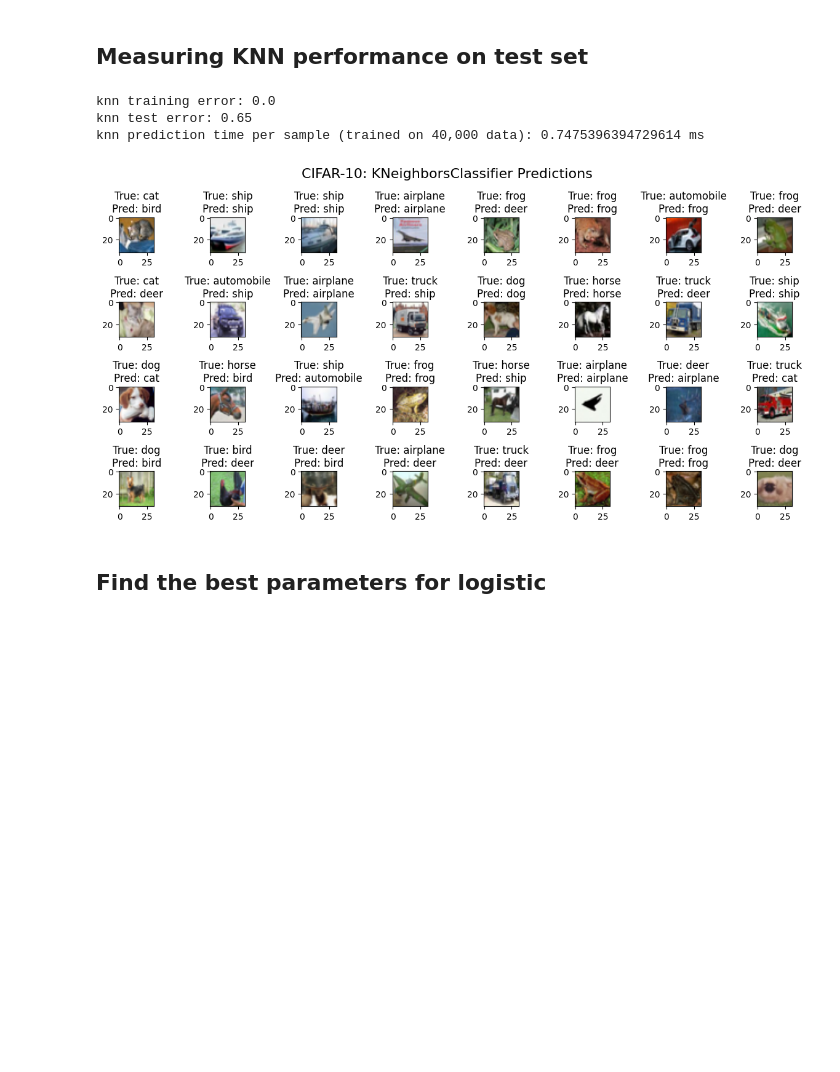
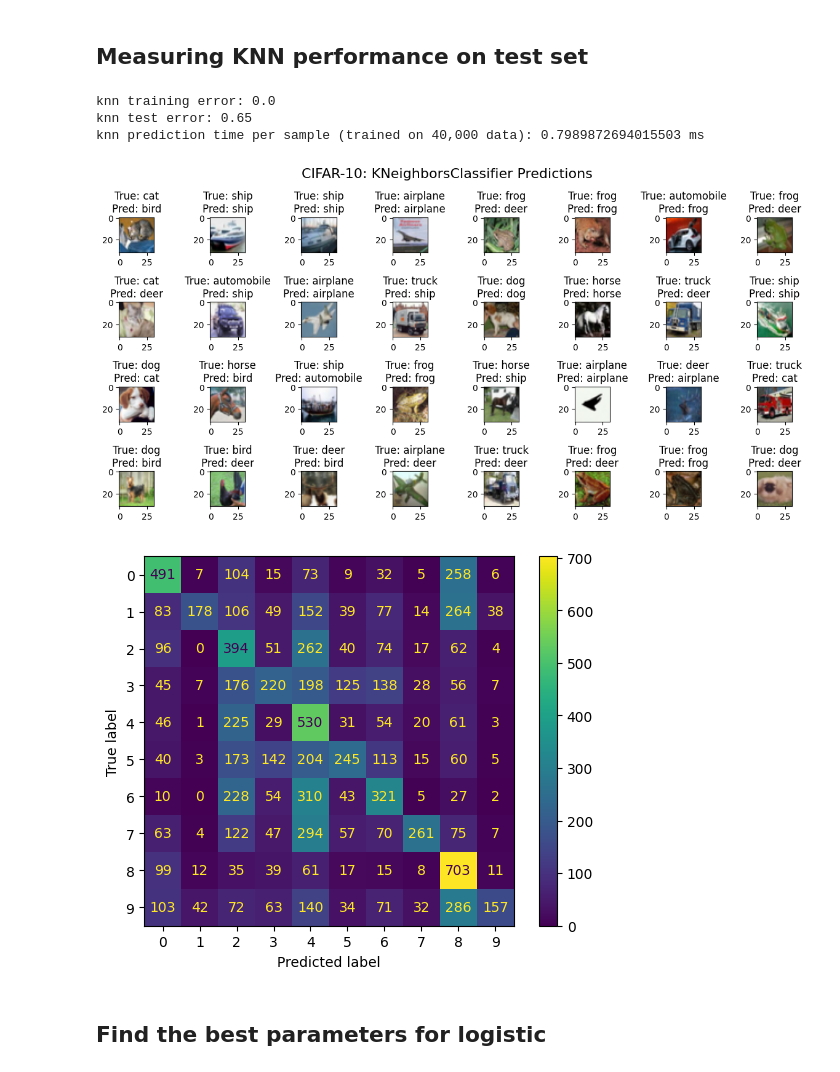
Before and after one commit to mingyushi359/CS178-CIFAR-10-Classification, a Jupyter notebook: 178_project.ipynb, the cells around one changed output. Saved outputs shown, nothing was run; the diff lists cells and outputs as text; code cells hidden in the pictures; blank space fills up the shorter version.

```diff
--- a/178_project.ipynb
+++ b/178_project.ipynb
@@ -98,6 +99,13 @@ def visualize_sample_prediction(clf):  # display some sample images and their pr
     figure.suptitle(f"CIFAR-10: {clf.__class__.__name__} Predictions", fontsize=16)
     plt.tight_layout()
     plt.show()
+# %%
+def compute_confusion_matrix(clf, cnn=False, y_pred_test=None):
+    if not cnn:
+        y_pred_test = clf.predict(X_test)
+    matrix = confusion_matrix(y_test, y_pred_test)
+    disp = ConfusionMatrixDisplay(confusion_matrix = matrix)
+    disp.plot()
 # %%
 def plot_learning_curve(clf):  # sklearn's learning_curve funtion uses n fold cross validation instead scoring against dedicated validation set
     train_sizes, train_scores, val_scores = learning_curve(clf, X_train_full, y_train_full, train_sizes=np.linspace(0.1, 1.0, 10), shuffle=True, random_state=seed, cv=5, scoring='accuracy', n_jobs=12)
@@ -191,25 +199,28 @@ plot_learning_curve(knn_best)
 # %% [markdown]
 ## Measuring KNN performance on test set
 # %%
+# knn_best_parameter = {'n_neighbors': 5, 'weights': 'distance'}
 knn_best = KNeighborsClassifier(**knn_best_parameter)
 knn_best.fit(X_train, y_train)
 knn_train_error = 1 - knn_best.score(X_train, y_train)
 
 start_time = time.time()
 knn_test_error = 1 - knn_best.score(X_test, y_test)
 end_time = time.time()
 elapsed_time = end_time - start_time
 time_per_sample = elapsed_time / len(X_test)
 
 print(f"knn training error: {knn_train_error}")
 print(f"knn test error: {knn_test_error}")
 print(f"knn prediction time per sample (trained on 40,000 data): {time_per_sample * 1000} ms")
 visualize_sample_prediction(knn_best)
+compute_confusion_matrix(knn_best)
 # %% [output]
 knn training error: 0.0
 knn test error: 0.65
-knn prediction time per sample (trained on 40,000 data): 0.7475396394729614 ms
+knn prediction time per sample (trained on 40,000 data): 0.7989872694015503 ms
 [figure]
+[figure, added]
 # %% [markdown]
 ## Find the best parameters for logistic
 # %%
```
Also changed, not shown: parts of 9 cells of this notebook.
